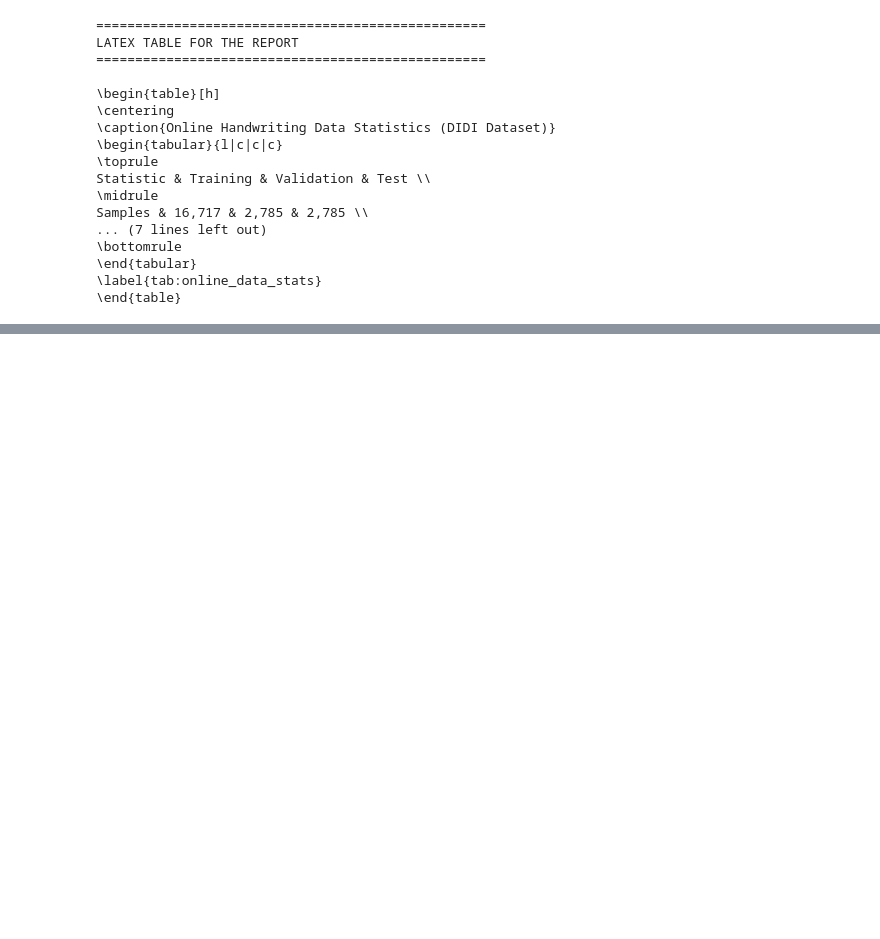
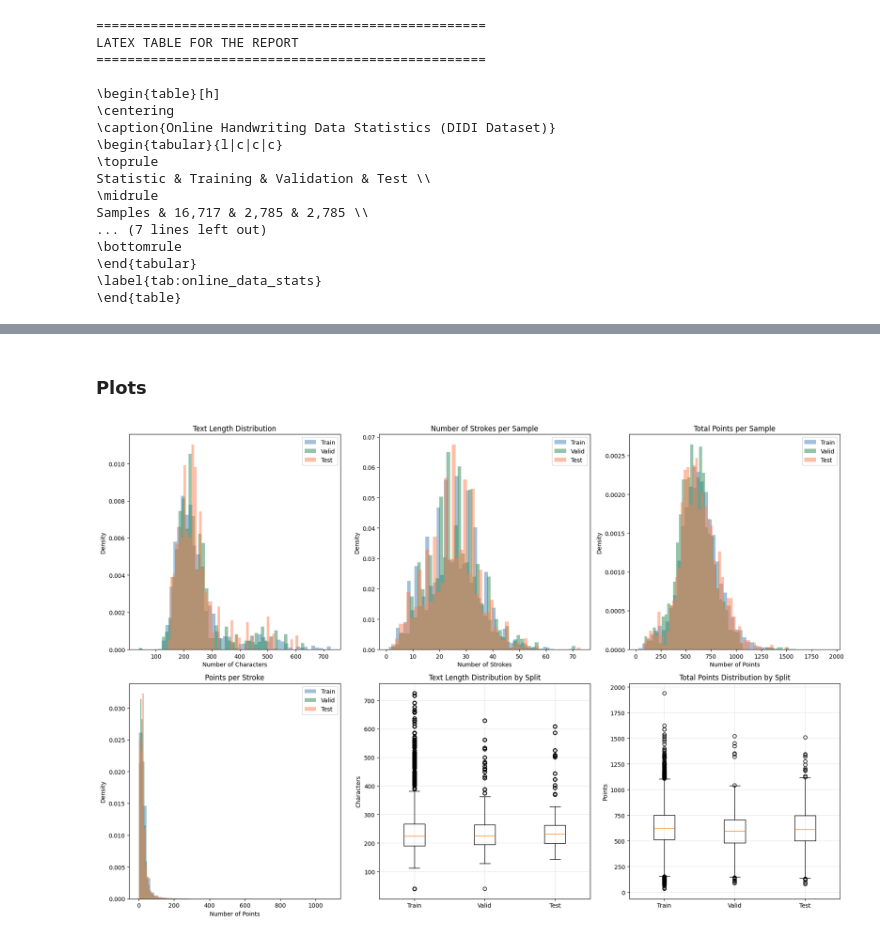
Before and after one commit to kanitafro/MuDi-HTR, a Jupyter notebook: experiments/notebooks/eda.ipynb, the cells around one changed output, grey strips where cells are left out. Drawn from its saved outputs; the diff is of its cells as text; code cells hidden in the pictures; blank space fills up the shorter version.

```diff
--- a/experiments/notebooks/eda.ipynb
+++ b/experiments/notebooks/eda.ipynb
@@ -356,0 +480,67 @@ Samples & 16,717 & 2,785 & 2,785 \\
+# %% [markdown]
+### Plots
+# %%
+fig, axes = plt.subplots(2, 3, figsize=(18, 12))
+axes = axes.flatten()
+
+colors = {'train': 'steelblue', 'valid': 'seagreen', 'test': 'coral'}
+
+# 4.1 Text Length Distribution
+for split, color in colors.items():
+    if split in all_stats:
+        axes[0].hist(all_stats[split]['text_lengths'], bins=50, alpha=0.5,
+                     color=color, label=split.capitalize(), density=True)
+axes[0].set_title('Text Length Distribution')
+axes[0].set_xlabel('Number of Characters')
+axes[0].set_ylabel('Density')
+axes[0].legend()
+
+# 4.2 Number of Strokes per Sample
+for split, color in colors.items():
+    if split in all_stats:
+        axes[1].hist(all_stats[split]['num_strokes'], bins=50, alpha=0.5,
+                     color=color, label=split.capitalize(), density=True)
+axes[1].set_title('Number of Strokes per Sample')
+axes[1].set_xlabel('Number of Strokes')
+axes[1].set_ylabel('Density')
+axes[1].legend()
+
+# 4.3 Total Points per Sample
+for split, color in colors.items():
+    if split in all_stats:
+        axes[2].hist(all_stats[split]['total_points'], bins=50, alpha=0.5,
+                     color=color, label=split.capitalize(), density=True)
+axes[2].set_title('Total Points per Sample')
+axes[2].set_xlabel('Number of Points')
+axes[2].set_ylabel('Density')
+axes[2].legend()
+
+# 4.4 Points per Stroke
+for split, color in colors.items():
+    if split in all_stats:
+        axes[3].hist(all_stats[split]['points_per_stroke'], bins=50, alpha=0.5,
+                     color=color, label=split.capitalize(), density=True)
+axes[3].set_title('Points per Stroke')
+axes[3].set_xlabel('Number of Points')
+axes[3].set_ylabel('Density')
+axes[3].legend()
+
+# 4.5 Boxplot for Text Lengths by Split
+data_for_box = [all_stats[split]['text_lengths'] for split in ['train', 'valid', 'test'] if split in all_stats]
+axes[4].boxplot(data_for_box, labels=[s.capitalize() for s in ['train', 'valid', 'test'] if s in all_stats])
+axes[4].set_title('Text Length Distribution by Split')
+axes[4].set_ylabel('Characters')
+axes[4].grid(True, alpha=0.3)
+
+# 4.6 Boxplot for Total Points by Split
+data_for_box2 = [all_stats[split]['total_points'] for split in ['train', 'valid', 'test'] if split in all_stats]
+axes[5].boxplot(data_for_box2, labels=[s.capitalize() for s in ['train', 'valid', 'test'] if s in all_stats])
+axes[5].set_title('Total Points Distribution by Split')
+axes[5].set_ylabel('Points')
+axes[5].grid(True, alpha=0.3)
+
+plt.tight_layout()
+plt.savefig('iam_ondb_eda_distributions.png', dpi=150, bbox_inches='tight')
+plt.show()
+# %% [output]
+[figure, added]
```
Also changed, not shown: parts of 19 cells of this notebook, 4 other files.
